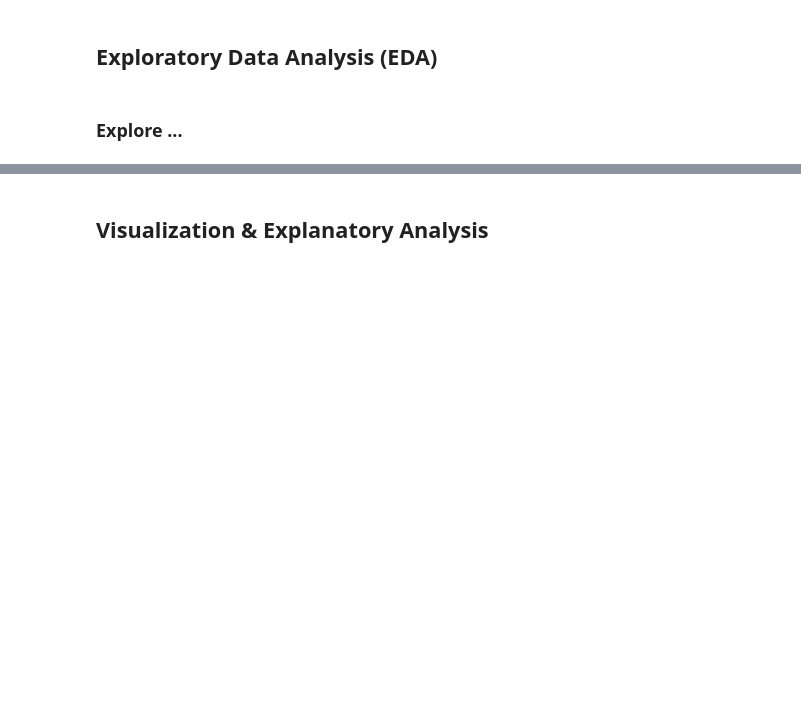
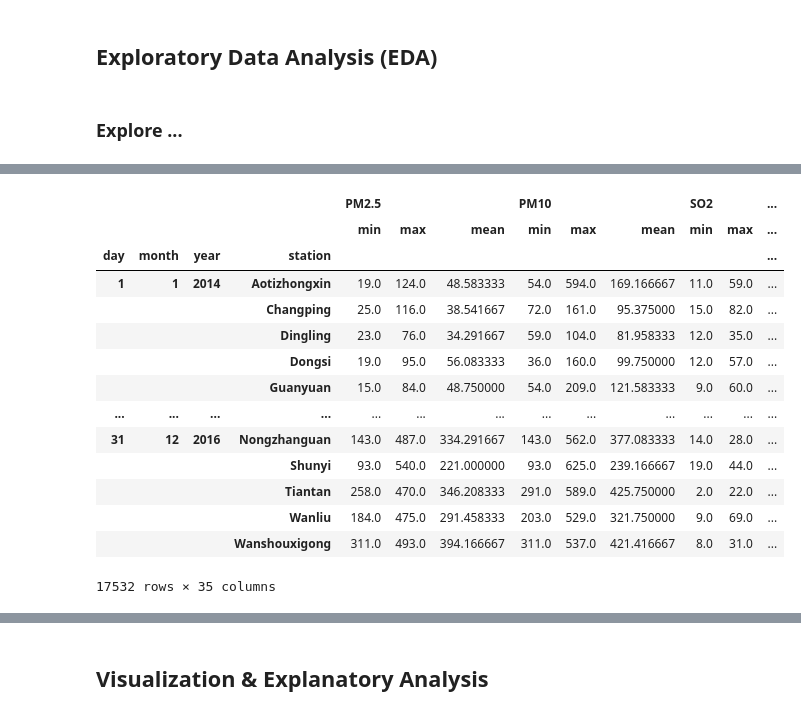
Before and after one commit to fitristachan/Air-Quality-Data-Analytic, a Jupyter notebook: Air_Quality_Data_Analytic.ipynb, the cells around one changed output, grey strips where cells are left out. Saved outputs shown, nothing was run; the diff lists cells and outputs as text; code cells hidden in the pictures; blank space fills up the shorter version.

```diff
--- a/Air_Quality_Data_Analytic.ipynb
+++ b/Air_Quality_Data_Analytic.ipynb
@@ -281,0 +345,31 @@ memory usage: 57.8+ MB
+# %%
+airquality_df.groupby(by=["day", "month", "year", "station"]).agg({
+    "PM2.5":  ["min", "max", "mean"],
+    "PM10":  ["min", "max", "mean"],
+    "SO2" :  ["min", "max", "mean"],
+    "NO2" :  ["min", "max", "mean"],
+    "CO" :  ["min", "max", "mean"],
+    "O3" :  ["min", "max", "mean"],
+    "TEMP" :  ["min", "max", "mean"],
+    "PRES" :  ["min", "max", "mean"],
+    "DEWP":  ["min", "max", "mean"],
+    "RAIN":  ["min", "max", "mean"],
+    "wd" : ["nunique", lambda x: x.mode().iloc[0] if not x.mode().empty else None],
+    "WSPM":  ["min", "max", "mean"]
+})
+# %% [output]
+|  |  |  |  | PM2.5 |  |  | PM10 |  |  | SO2 |  | ... |
+|  |  |  |  | min | max | mean | min | max | mean | min | max | ... |
+| day | month | year | station |  |  |  |  |  |  |  |  | ... |
+| 1 | 1 | 2014 | Aotizhongxin | 19.0 | 124.0 | 48.583333 | 54.0 | 594.0 | 169.166667 | 11.0 | 59.0 | ... |
+|  |  |  | Changping | 25.0 | 116.0 | 38.541667 | 72.0 | 161.0 | 95.375000 | 15.0 | 82.0 | ... |
+|  |  |  | Dingling | 23.0 | 76.0 | 34.291667 | 59.0 | 104.0 | 81.958333 | 12.0 | 35.0 | ... |
+|  |  |  | Dongsi | 19.0 | 95.0 | 56.083333 | 36.0 | 160.0 | 99.750000 | 12.0 | 57.0 | ... |
+|  |  |  | Guanyuan | 15.0 | 84.0 | 48.750000 | 54.0 | 209.0 | 121.583333 | 9.0 | 60.0 | ... |
+| ... | ... | ... | ... | ... | ... | ... | ... | ... | ... | ... | ... | ... |
+| 31 | 12 | 2016 | Nongzhanguan | 143.0 | 487.0 | 334.291667 | 143.0 | 562.0 | 377.083333 | 14.0 | 28.0 | ... |
+|  |  |  | Shunyi | 93.0 | 540.0 | 221.000000 | 93.0 | 625.0 | 239.166667 | 19.0 | 44.0 | ... |
+|  |  |  | Tiantan | 258.0 | 470.0 | 346.208333 | 291.0 | 589.0 | 425.750000 | 2.0 | 22.0 | ... |
+|  |  |  | Wanliu | 184.0 | 475.0 | 291.458333 | 203.0 | 529.0 | 321.750000 | 9.0 | 69.0 | ... |
+|  |  |  | Wanshouxigong | 311.0 | 493.0 | 394.166667 | 311.0 | 537.0 | 421.416667 | 8.0 | 31.0 | ... |
+17532 rows × 35 columns
```
Also changed, not shown: parts of 6 cells of this notebook, 1 other file.
